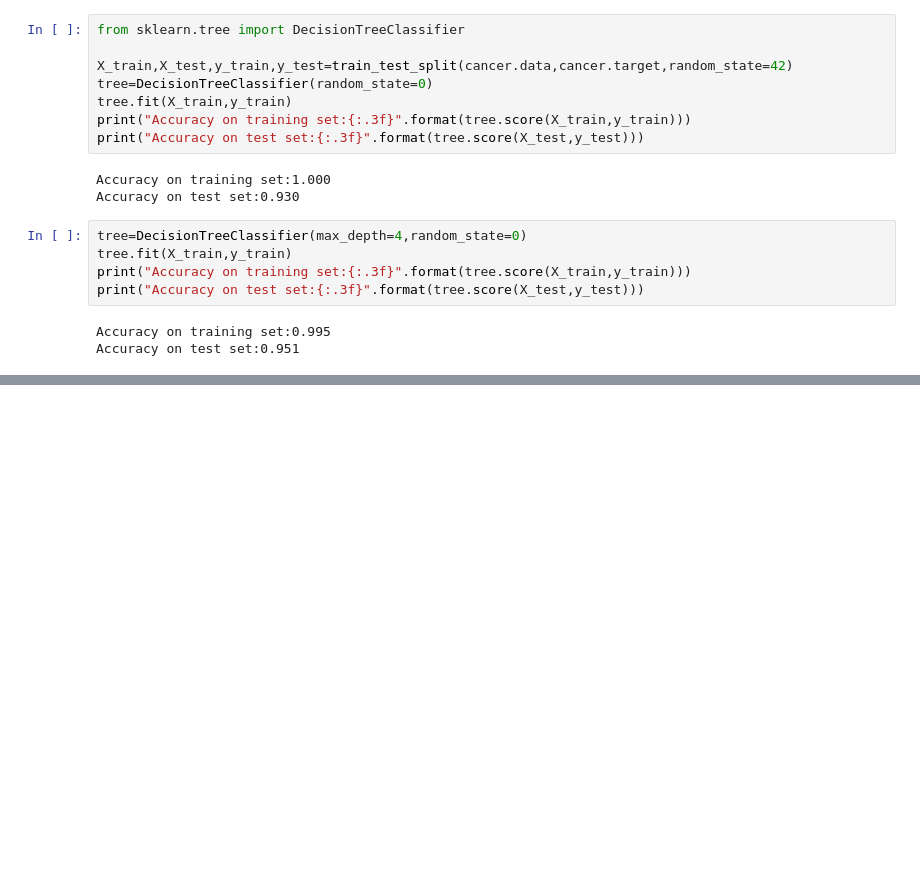
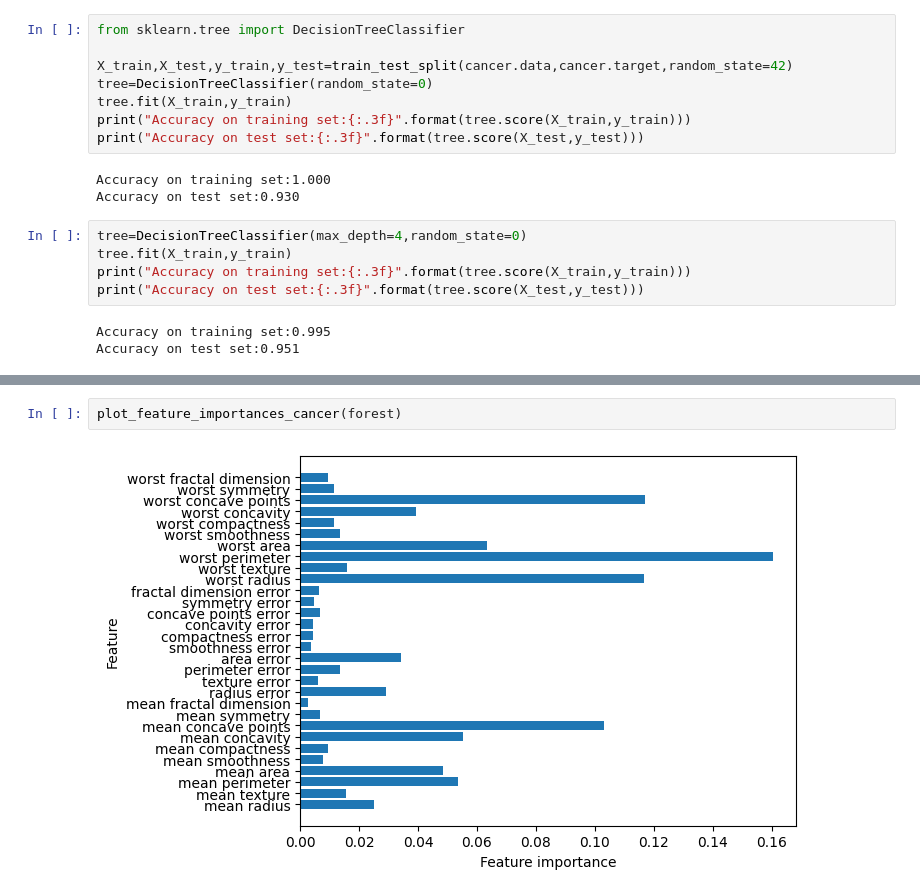
Before and after one commit to VoyagerYoshino/Intro_ML_Python_Book, a Jupyter notebook: Supervised_Learning.ipynb, the cells around one changed output, grey strips where cells are left out. Saved outputs shown, nothing was run; the diff lists cells and outputs as text; blank space fills up the shorter version.

```diff
--- a/Supervised_Learning.ipynb
+++ b/Supervised_Learning.ipynb
@@ -293,0 +345,4 @@ Accuracy on test set:0.951
+# %%
+plot_feature_importances_cancer(forest)
+# %% [output]
+[figure, added]
```
Also changed, not shown: parts of 20 cells of this notebook.
